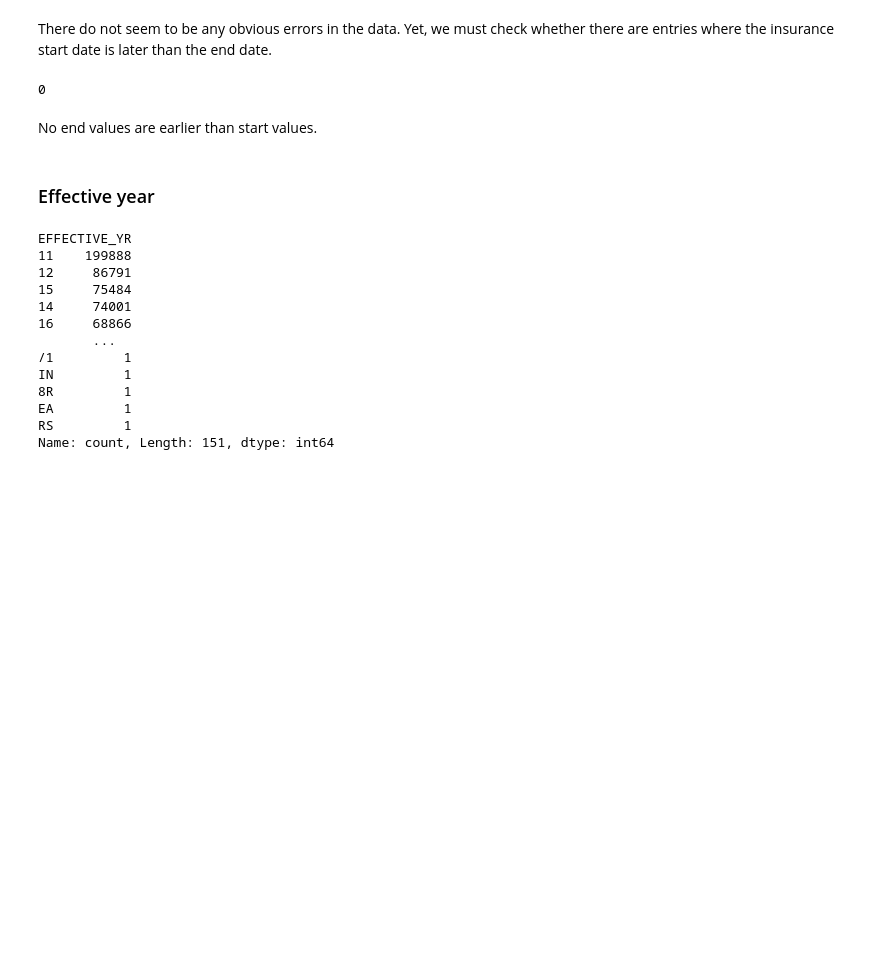
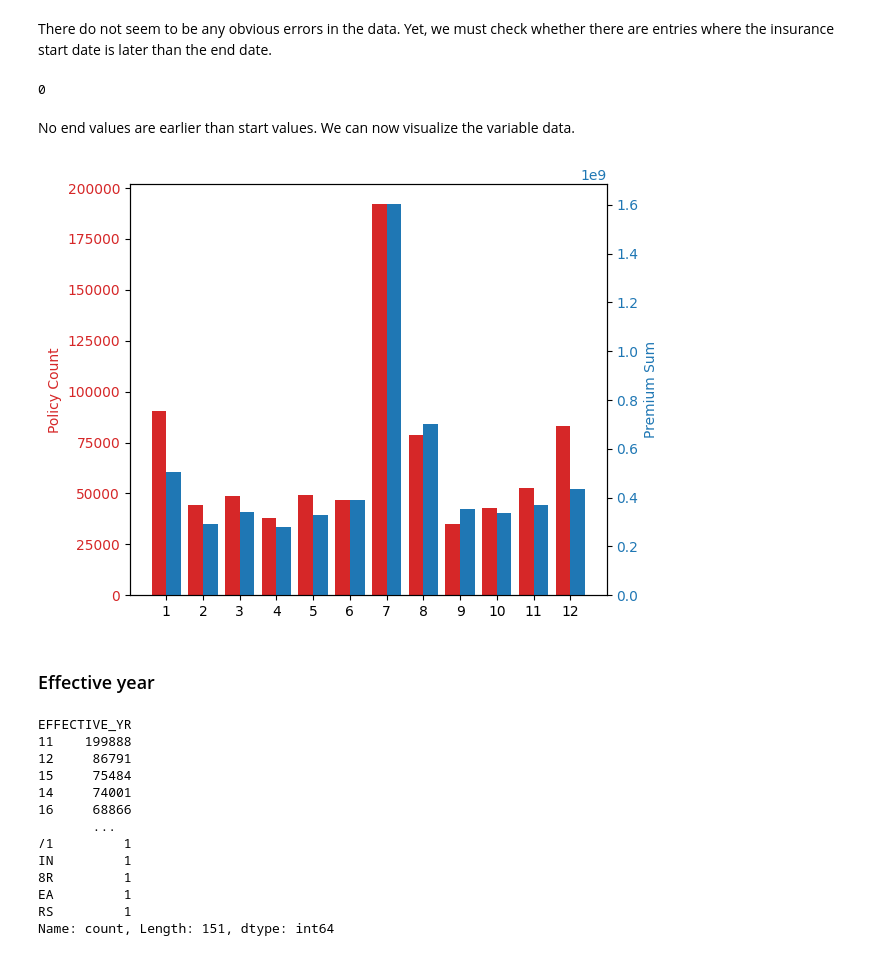
Before and after one commit to Mykolazaz/ethiopian-insurance-premiums, a Jupyter notebook: Basics.ipynb, the cells around one changed output. Cells and saved outputs as stored; diff of their text form; code cells hidden in the pictures; blank space fills up the shorter version.

Commit message:
Added insurance policy count & sum visualization by month

```diff
--- a/Basics.ipynb
+++ b/Basics.ipynb
@@ -120,7 +120,36 @@ length
 # %% [output]
 0
 # %% [markdown]
-No end values are earlier than start values.
+No end values are earlier than start values. We can now visualize the variable data.
+# %%
+insurance_data["INSR_START_MONTH"] = pd.to_datetime(insurance_data["INSR_BEGIN"], format="%d-%b-%y").dt.month
+
+start_months = insurance_data["INSR_START_MONTH"].value_counts().sort_index()
+start_months_premium = insurance_data.groupby("INSR_START_MONTH")["PREMIUM"].sum()
+
+months = start_months.index
+
+fig, ax1 = plt.subplots()
+
+x = np.arange(len(months))
+w = 0.4
+
+ax1.bar(x - w/2, start_months.values, w, label='Policy Count', color='tab:red')
+ax1.set_ylabel('Policy Count', color='tab:red')
+ax1.tick_params(axis='y', labelcolor='tab:red')
+
+ax2 = ax1.twinx()
+ax2.bar(x + w/2, start_months_premium.loc[months].values, w, label='Premium Sum', color='tab:blue')
+ax2.set_ylabel('Premium Sum', color='tab:blue')
+ax2.tick_params(axis='y', labelcolor='tab:blue')
+
+ax1.set_xticks(x)
+ax1.set_xticklabels(months)
+
+fig.tight_layout()
+plt.show()
+# %% [output]
+[figure, added]
 # %% [markdown]
 ### Effective year
 # %%
```
Also changed, not shown: parts of 1 cell of this notebook.
